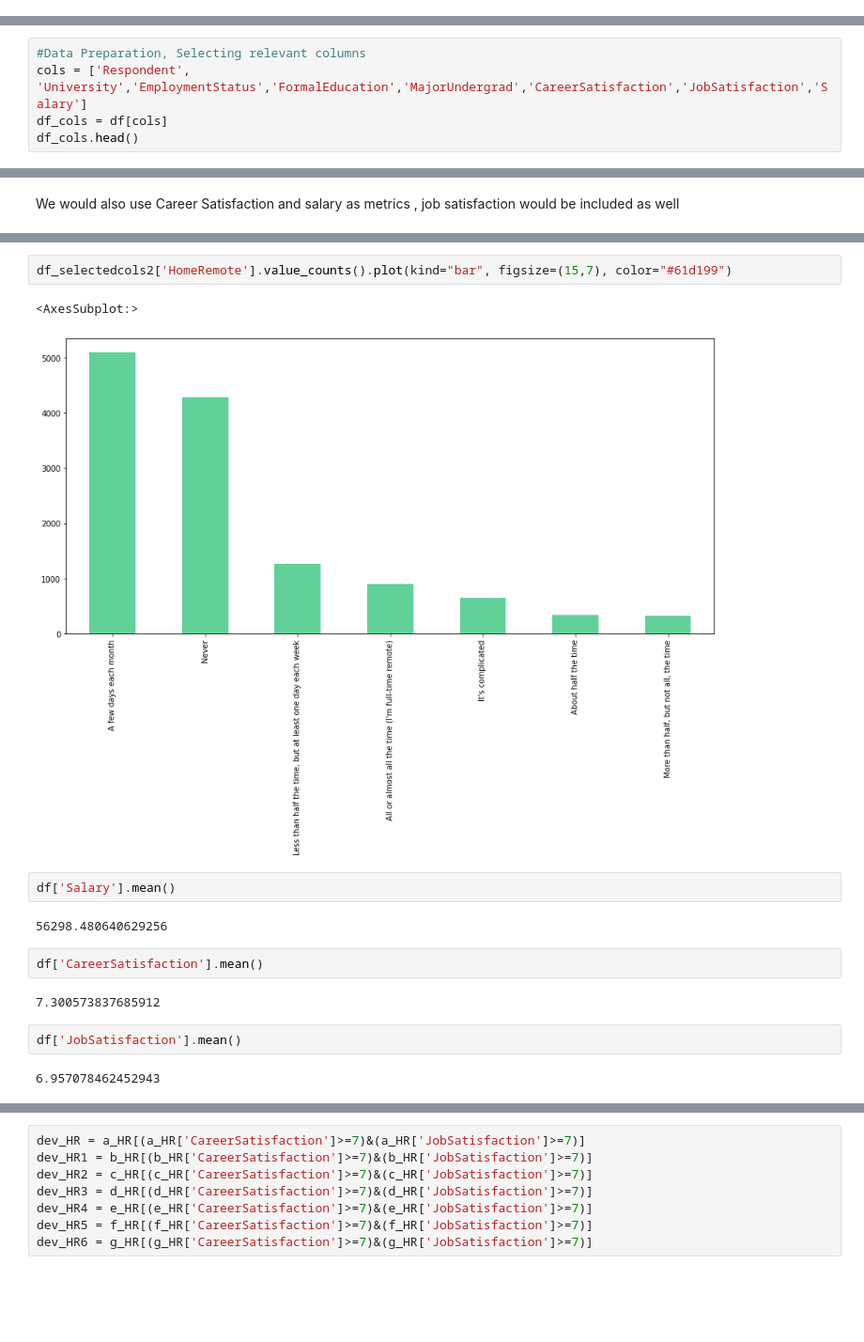
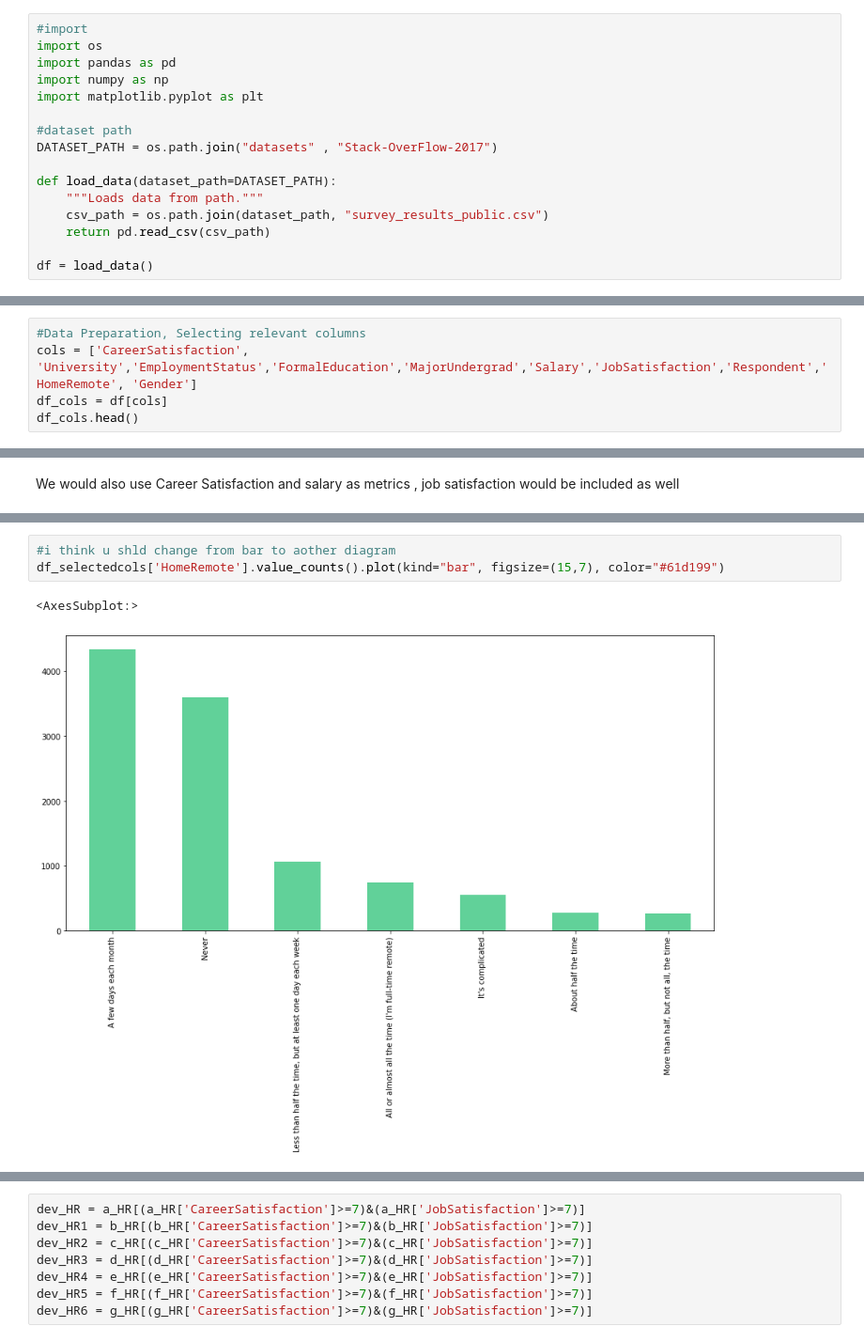
Before and after one commit to Seungrace/Write-a-data-science-blog-post, a Jupyter notebook: Udacity - Write a data science blog post.ipynb, the cells around one changed output, grey strips where cells are left out. Shown at 94% size. Saved outputs shown, nothing was run; the diff lists cells and outputs as text; blank space fills up the shorter version.

```diff
--- a/Udacity - Write a data science blog post.ipynb
+++ b/Udacity - Write a data science blog post.ipynb
@@ -23,0 +1,16 @@ RangeIndex(start=0, stop=51392, step=1)
+# %%
+#import
+import os
+import pandas as pd
+import numpy as np
+import matplotlib.pyplot as plt
+
+#dataset path
+DATASET_PATH = os.path.join("datasets" , "Stack-OverFlow-2017")
+
+def load_data(dataset_path=DATASET_PATH):
+    """Loads data from path."""
+    csv_path = os.path.join(dataset_path, "survey_results_public.csv")
+    return pd.read_csv(csv_path)
+
+df = load_data()
@@ -47,7 +44,7 @@ display(df.columns.tolist())
 We need to know the relationship between career satisfaction , in order to determine if they would be good metrics for success for the stackflow survey's software developers
 # %%
 #Data Preparation, Selecting relevant columns
-cols = ['Respondent', 'University','EmploymentStatus','FormalEducation','MajorUndergrad','CareerSatisfaction','JobSatisfaction','Salary']
+cols = ['CareerSatisfaction', 'University','EmploymentStatus','FormalEducation','MajorUndergrad','Salary','JobSatisfaction','Respondent','HomeRemote', 'Gender']
 df_cols = df[cols]
 df_cols.head()
 # %% [output]
@@ -268,18 +261,7 @@ More than half, but not all, the time                       326
 Name: HomeRemote, dtype: int64
 # %%
-df_selectedcols2['HomeRemote'].value_counts().plot(kind="bar", figsize=(15,7), color="#61d199")
+#i think u shld change from bar to aother diagram
+df_selectedcols['HomeRemote'].value_counts().plot(kind="bar", figsize=(15,7), color="#61d199")
 # %% [output]
 <AxesSubplot:>
-[figure, old version]
+[figure, new version]
-# %%
-df['Salary'].mean()
-# %% [output]
-56298.480640629256
-# %%
-df['CareerSatisfaction'].mean()
-# %% [output]
-7.300573837685912
-# %%
-df['JobSatisfaction'].mean()
-# %% [output]
-6.957078462452943
```
Also changed, not shown: parts of 47 cells of this notebook.
